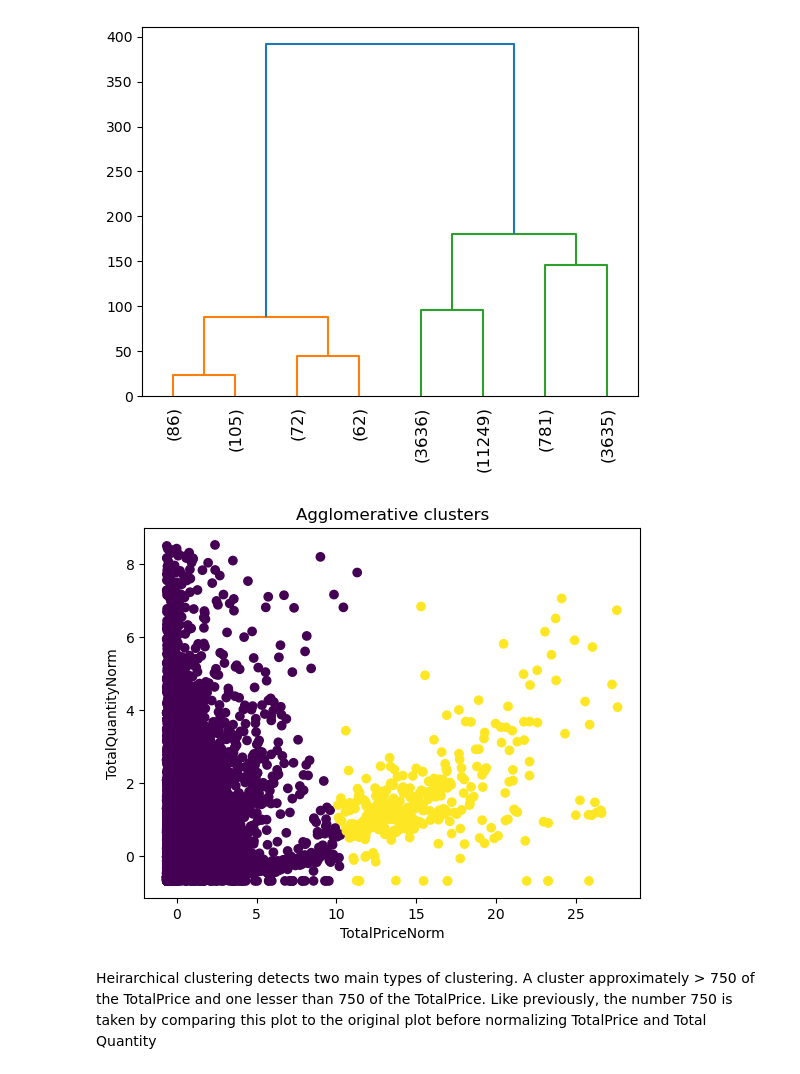
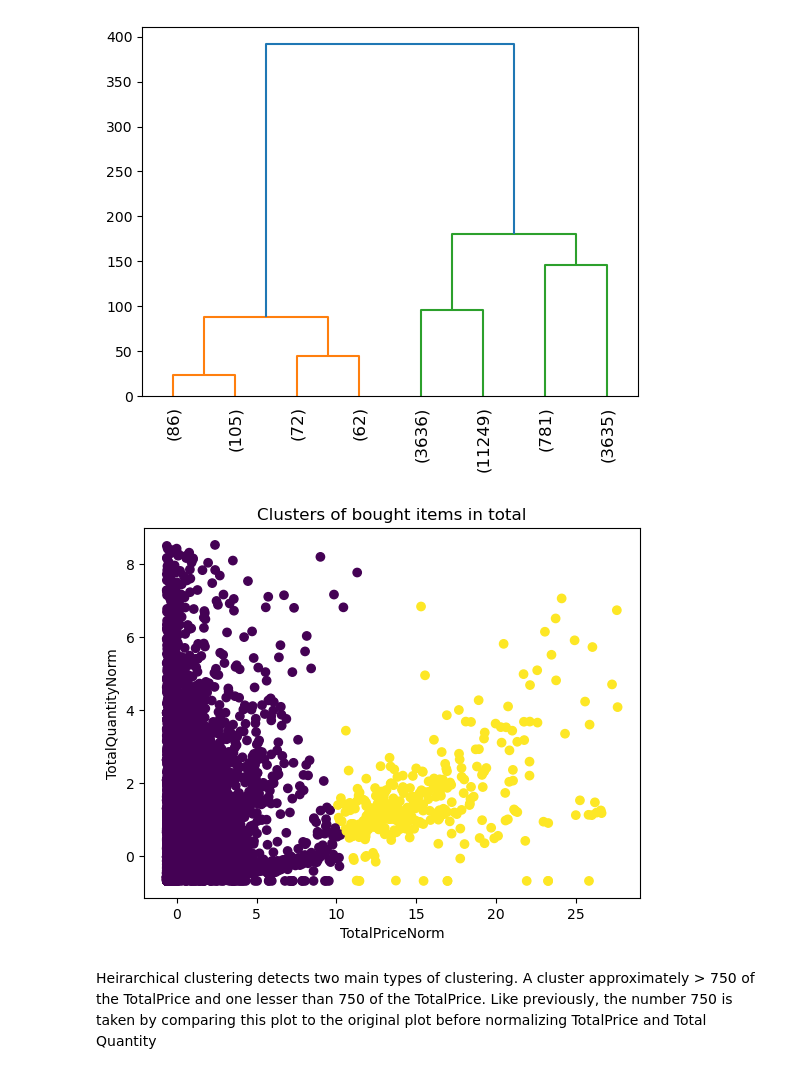
Before and after one commit to NouRALsaidD/data_mining_2026, a Jupyter notebook: data_mining_project_template.ipynb, the cells around one changed output. Cells and saved outputs as stored; diff of their text form; code cells hidden in the pictures.

```diff
--- a/data_mining_project_template.ipynb
+++ b/data_mining_project_template.ipynb
@@ -491,0 +448,3 @@ X[["TotalPrice", "TotalQuantity", "Country", "CountryEncoded"]].head()
+# %%
+X = X[["TotalPrice", "TotalQuantity", "CountryEncoded"]]
+X
@@ -592,9 +585,8 @@ array([[-0.25021252, -0.49769585],
 X["TotalPriceNorm"] = X_scaled[:, 0]
 X["TotalQuantityNorm"] = X_scaled[:, 1]
 
-# Final matrix used by clustering models
-X_cluster = X[["TotalPriceNorm", "TotalQuantityNorm"]].copy()
-X_cluster.describe()
+X = X[["TotalPriceNorm", "TotalQuantityNorm", "CountryEncoded"]]
+X[["TotalPriceNorm", "TotalQuantityNorm"]].describe()
 # %% [output]
 |  | TotalPriceNorm | TotalQuantityNorm |
 | count | 19626.000000 | 19626.000000 |
@@ -740,3 +752,6 @@ plt.show()
 Kmeans for k=2 seems to prefer dividing the customers into two groups based on their countries. It seeems like the segments were based on how much data there is, and the encoded representation of the country. This is because the violet segment contain the United Kingdom (the country where most customers come from) and countries with encoded numbers close to the United kingdom.
 
 Overall, this type of segmentation is impractical. It seems better to remove Country and apply kmeans algorithm again.
+# %%
+X = X[["TotalPriceNorm", "TotalQuantityNorm"]]
+X
@@ -756,16 +849,17 @@ dendrogram = sch.dendrogram(
 # %% [output]
 [figure]
 # %%
-hc = AgglomerativeClustering(n_clusters=2, linkage="ward")
-labels_hc = hc.fit_predict(X_cluster)
+from sklearn.cluster import AgglomerativeClustering
+hc = AgglomerativeClustering(n_clusters = 2, linkage='ward')
+labels_hc = hc.fit_predict(X)
 # %%
-plt.scatter(X_cluster["TotalPriceNorm"], X_cluster["TotalQuantityNorm"], c=labels_hc)
-plt.title("Agglomerative clusters")
-plt.xlabel("TotalPriceNorm")
-plt.ylabel("TotalQuantityNorm")
+plt.scatter(X["TotalPriceNorm"], X["TotalQuantityNorm"], c = labels_hc)
+plt.title('Clusters of bought items in total')
+plt.xlabel('TotalPriceNorm')
+plt.ylabel('TotalQuantityNorm')
 plt.show()
 # %% [output]
-[figure, old version]
+[figure, new version]
 # %% [markdown]
 Heirarchical clustering detects two main types of clustering. A cluster approximately > 750 of the TotalPrice and one lesser than 750 of the TotalPrice. Like previously, the number 750 is taken by comparing this plot to the original plot before normalizing TotalPrice and Total Quantity
 # %% [markdown]
```
Also changed, not shown: parts of 77 cells of this notebook.
